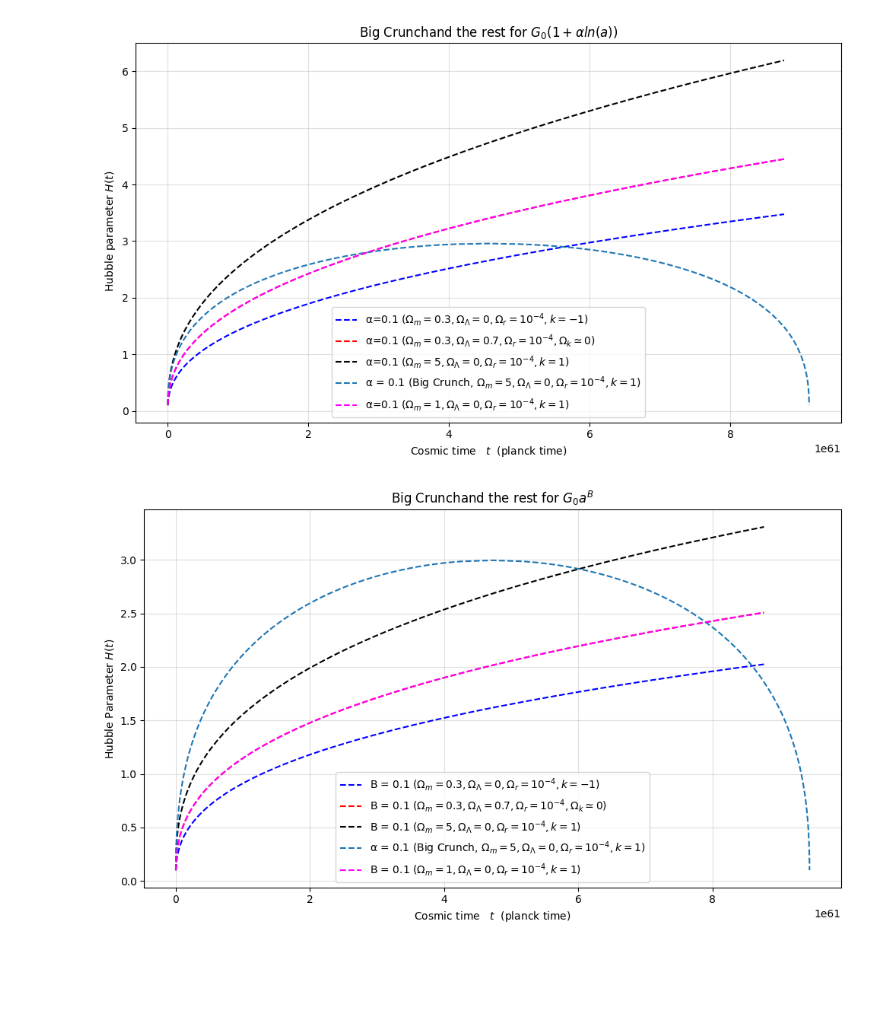
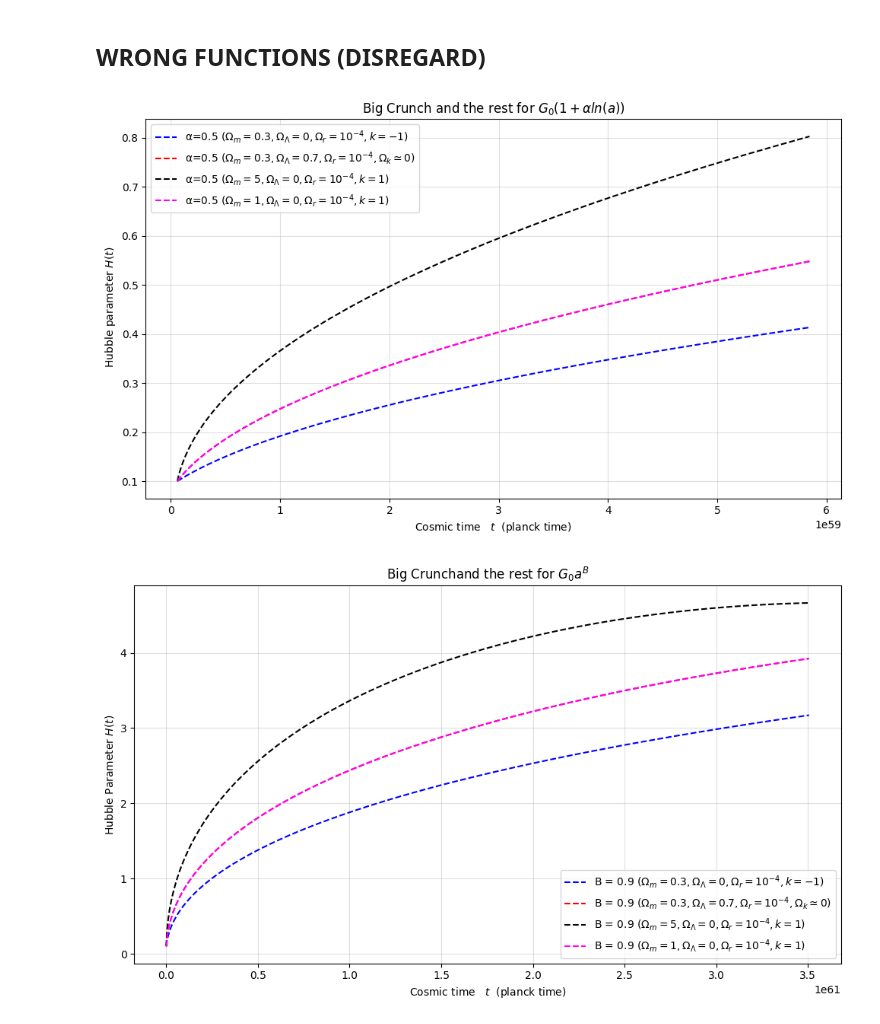
Before and after one commit to RohanBolle/BigCrunch, a Jupyter notebook: H0_plots.ipynb, the cells around one changed output. Drawn from its saved outputs; the diff is of its cells as text; code cells hidden in the pictures; blank space fills up the shorter version.

```diff
--- a/H0_plots.ipynb
+++ b/H0_plots.ipynb
@@ -15,7 +15,7 @@ from scipy.integrate import quad
 G_0 = 1
 H_0 = 1 / 13.8
 c = 1
-Omega_0_m = 1  # normalized mass density
+Omega_0_m = 0.3  # normalized mass density
 omega_r = 0.0
-omega_lambda = 0.0
+omega_lambda = 0.7
 omega_0 = omega_lambda + omega_r + Omega_0_m
@@ -22,24 +140,26 @@ omega_0 = omega_lambda + omega_r + Omega_0_m
+# %% [markdown]
+## WRONG FUNCTIONS (DISREGARD)
 # %%
-def func_0(a, alpha):  # G_star
-    return G_0 * alpha + G_0 * (alpha * np.log(a) + 1)
+def func_0(r, a):  # G_star
+    return G_0 * a + G_0 * (a * np.log(r) + 1)
 
-def func_1(a, alpha):  # G1_star
-    term1 = G_0**2 * (alpha * np.log(a) + 1)**2
-    bracket = (G_0**2 * alpha**2 * np.log(a)) / (2 * a**2) - (G_0**2 * alpha**2) / (4 * a**2) + (G_0**2 * alpha) / (2 * a**2)
-    term2 = a**2 * bracket
-    return term1 - term2
+def func_1(r, a):  # G1_star
+    term1 = G_0**2 * (a * np.log(r) + 1)**2
+    bracket = (G_0**2 * a**2 * np.log(r)) / (2 * r**2) + (G_0**2 * a**2) / (4 * r**2) + (G_0**2 * a) / (2 * r**2)
+    term2 = 2 * r**2 * bracket
+    return term1 + term2
 
-def func_2(a, alpha):  # G2_star
-    term1 = G_0**2 * (alpha * np.log(a) + 1)**2
-    bracket = (G_0**2 * alpha**2 * np.log(a)) / (3 * a**3) - (G_0**2 * alpha**2) / (9 * a**3) + (G_0**2 * alpha) / (3 * a**3)
-    term2 = 2 * a**3 * bracket
-    return term1 - term2
+def func_2(r, a):  # G2_star
+    term1 = G_0**2 * (a * np.log(r) + 1)**2
+    bracket = (G_0**2 * a**2 * np.log(r)) / (3 * r**3) + (G_0**2 * a**2) / (9 * r**3) + (G_0**2 * a) / (3 * r**3)
+    term2 = 2 * r**3 * bracket
+    return term1 + term2
 
 # Alpha values to test
-alpha_values = [0.1]
+alpha_values = [0.5]
 colors = ['blue', 'red', 'black', 'magenta'] # Corrected color order to match scenarios
 t_i = 0.01
-t_f = 150.0
+t_f = 1.0
 y_i = 0.1
 
 
@@ -111,36 +231,36 @@ for scenario in scenarios:
         if len(sign_changes) > 0:
             idx = sign_changes[0]
             bracket = [a_vals[idx], a_vals[idx + 1]]
             result = root_scalar(lambda x: E2(x), bracket=bracket, method='brentq')
             a_max = result.root
 
             def dt_da(a): return 1.0 / (np.sqrt(E2(a)))
 
             # Expand from Big Bang (a = 0.1) to a_max
             a_grid = np.geomspace(0.1, a_max, 1000)
             t_grid = np.array([quad(dt_da, 0.1, a)[0] for a in a_grid])
             t_max = t_grid[-1]
             a_full = np.concatenate([a_grid, a_grid[::-1]])
             t_full = np.concatenate([t_grid, t_max + (t_max - t_grid[::-1])])
             t_full_gyr = t_full * 14  # Convert to billions of years
 
-            plt.plot(t_full_gyr * Gyr_to_tP, a_full ,'--', label=f"α = {alpha} (Big Crunch, {scenario['label']})") # Added scenario label and color and corrected conversion_factor
+            # plt.plot(t_full_gyr * Gyr_to_tP, a_full ,'--', label=f"α = {alpha} (Big Crunch, {scenario['label']})") # Added scenario label and color and corrected conversion_factor
 
 plt.xlabel(r"Cosmic time   $t$  (planck time)")
 plt.ylabel(r" Hubble parameter $H(t)$")
-plt.title("Big Crunchand the rest for $G_{0}(1+\\alpha ln(a))$")
+plt.title("Big Crunch and the rest for $G_{0}(1+\\alpha ln(a))$")
 plt.legend()
 plt.grid(True, alpha=0.4)
 plt.tight_layout()
 # plt.yscale('log')
 plt.savefig("big_crunch_alpha.png")
 plt.show()
 
 
 # print(sol.t * Gyr_to_tP)
 # print (t_full_gyr*conversion_factor)
 # %% [output]
-[figure, old version]
+[figure, new version]
 # %%
 # Define G_star functions (piecewise logic)
 def func1_0(r, B):
@@ -151,23 +271,23 @@ def func1_0(r, B):
 
 def func1_1(r, B):
     if np.isclose(B, 1):
-        return B * G_0**2 * r**2 * np.log(r) + G_0**2 * r**(2*B)
+        return -2 * B * G_0**2 * r**2 * np.log(r) + G_0**2 * r**(2*B)
     else:
-        return B * G_0**2 * r**2 * (r**(2*B) / (2 * B * r**2 - 2 * r**2)) + G_0**2 * r**(2*B)
+        return -2 * B * G_0**2 * r**2 * (r**(2*B) / (2 * B * r**2 - 2 * r**2)) + G_0**2 * r**(2*B)
 
 def func1_2(r, B):
     if np.isclose(B, 1.5):
-        return 2 * B * G_0**2 * r**3 * np.log(r) + G_0**2 * r**(2*B)
+        return -2 * B * G_0**2 * r**3 * np.log(r) + G_0**2 * r**(2*B)
     else:
-        return 2 * B * G_0**2 * r**3 * (r**(2*B) / (2 * B * r**3 - 3 * r**3)) + G_0**2 * r**(2*B)
+        return -2 * B * G_0**2 * r**3 * (r**(2*B) / (2 * B * r**3 - 3 * r**3)) + G_0**2 * r**(2*B)
 
 # Alpha values to test
-B_vals = [0.1]
+B_vals = [0.9]
 colors = ['blue', 'red', 'black', 'magenta'] # Corrected color order to match scenarios
 l = 1
 z = 1
 t_i = 0.01
-t_f = 150.0
+t_f = 60.0
 
 plt.figure(figsize=(10, 6))
 Gyr_to_tP = 3.15e16 / 5.39e-44  # ≈ 5.84e59
@@ -245,4 +365,4 @@ plt.show()
 
 # print(t1_full_gyr, a1_full)
 # %% [output]
-[figure, old version]
+[figure, new version]
```
Also changed, not shown: parts of 3 cells of this notebook.
